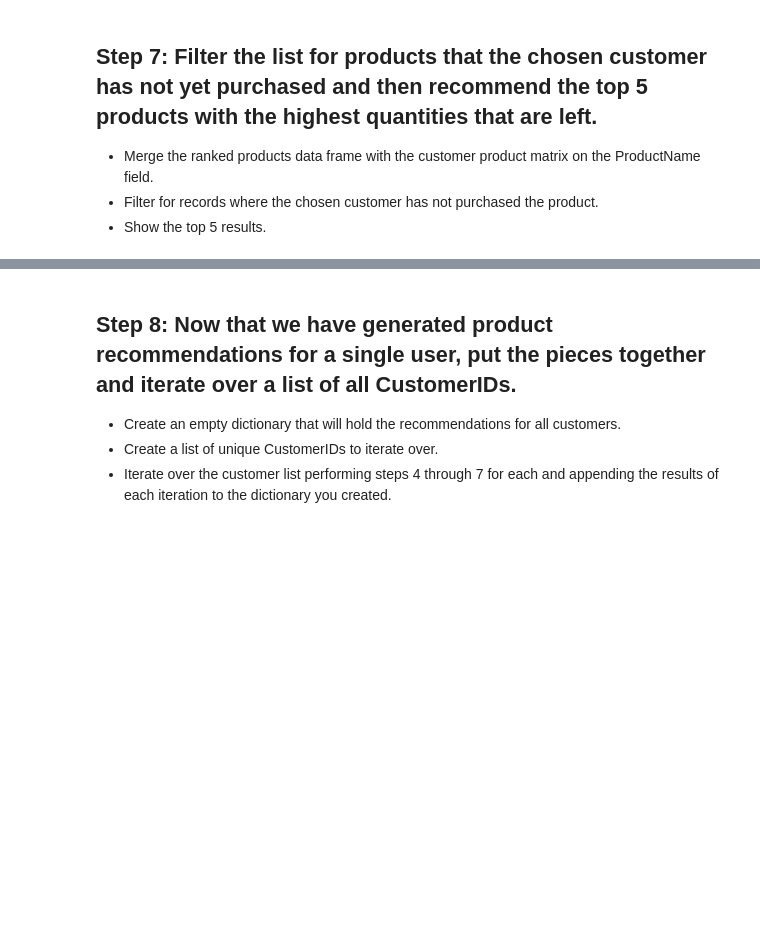
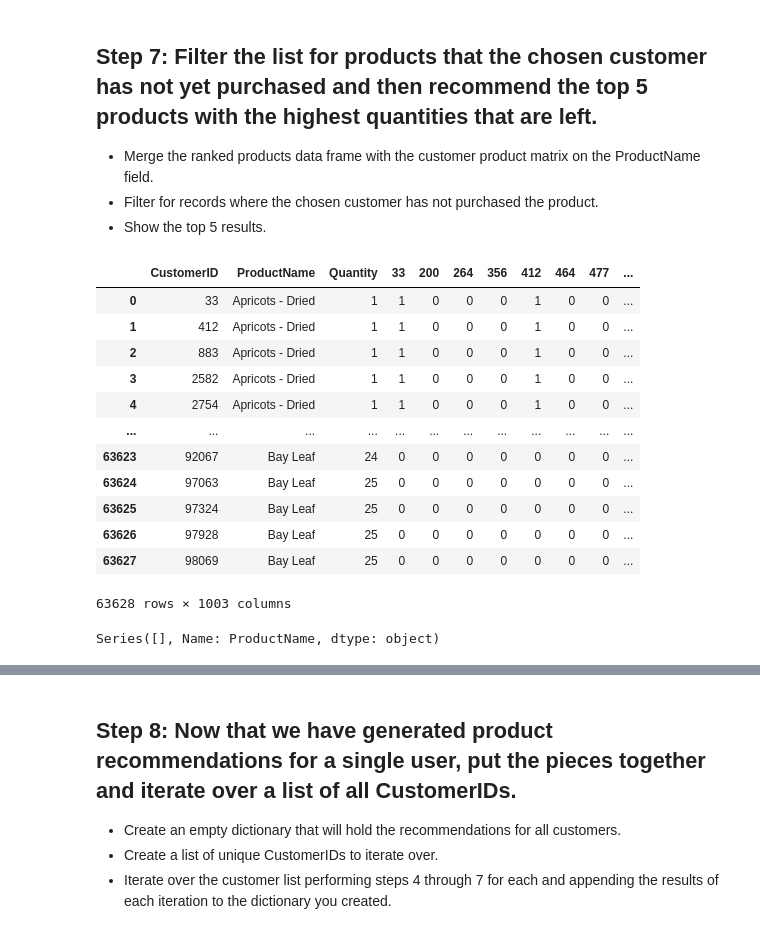
Before and after one commit to HerminiaPadial/dataptmad0223_labs, a Jupyter notebook: lab system recommendation/your-code/main.ipynb, the cells around one changed output, grey strips where cells are left out. Drawn from its saved outputs; the diff is of its cells as text; code cells hidden in the pictures; blank space fills up the shorter version.

```diff
--- a/lab system recommendation/your-code/main.ipynb
+++ b/lab system recommendation/your-code/main.ipynb
@@ -37,3 +305,26 @@ This will give you the total number of each product purchased by the 5 most simi
 - Merge the ranked products data frame with the customer product matrix on the ProductName field.
 - Filter for records where the chosen customer has not purchased the product.
 - Show the top 5 results.
+# %%
+merged_df = df_1.merge(df_2, on='ProductName')
+merged_df
+# %% [output]
+|  | CustomerID | ProductName | Quantity | 33 | 200 | 264 | 356 | 412 | 464 | 477 | ... |
+| 0 | 33 | Apricots - Dried | 1 | 1 | 0 | 0 | 0 | 1 | 0 | 0 | ... |
+| 1 | 412 | Apricots - Dried | 1 | 1 | 0 | 0 | 0 | 1 | 0 | 0 | ... |
+| 2 | 883 | Apricots - Dried | 1 | 1 | 0 | 0 | 0 | 1 | 0 | 0 | ... |
+| 3 | 2582 | Apricots - Dried | 1 | 1 | 0 | 0 | 0 | 1 | 0 | 0 | ... |
+| 4 | 2754 | Apricots - Dried | 1 | 1 | 0 | 0 | 0 | 1 | 0 | 0 | ... |
+| ... | ... | ... | ... | ... | ... | ... | ... | ... | ... | ... | ... |
+| 63623 | 92067 | Bay Leaf | 24 | 0 | 0 | 0 | 0 | 0 | 0 | 0 | ... |
+| 63624 | 97063 | Bay Leaf | 25 | 0 | 0 | 0 | 0 | 0 | 0 | 0 | ... |
+| 63625 | 97324 | Bay Leaf | 25 | 0 | 0 | 0 | 0 | 0 | 0 | 0 | ... |
+| 63626 | 97928 | Bay Leaf | 25 | 0 | 0 | 0 | 0 | 0 | 0 | 0 | ... |
+| 63627 | 98069 | Bay Leaf | 25 | 0 | 0 | 0 | 0 | 0 | 0 | 0 | ... |
+63628 rows × 1003 columns
+# %%
+# Paso 1: Obtener los productos comprados por el cliente elegido
+productos_comprados = merged_df.loc[merged_df['CustomerID'] == "33", 'ProductName']
+productos_comprados.head(5)
+# %% [output]
+Series([], Name: ProductName, dtype: object)
```
Also changed, not shown: parts of 32 cells of this notebook.
